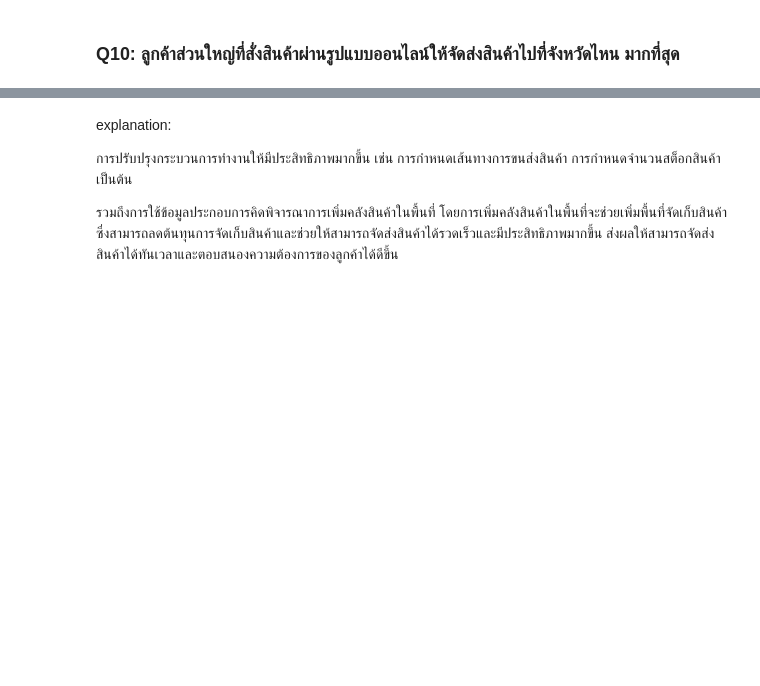
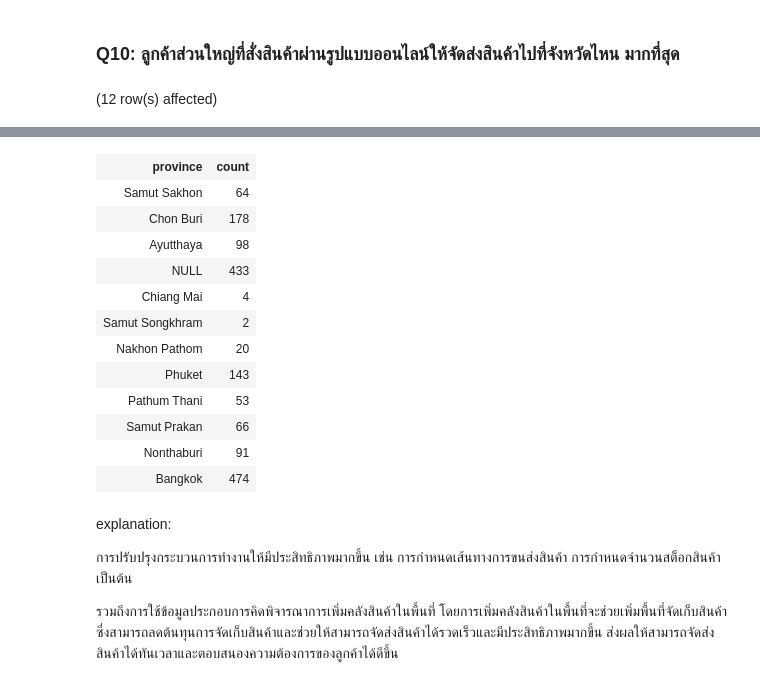
Before and after one commit to punnnnnnnnn/DB-IKEA, a Jupyter notebook: report-db-ikea-hk.ipynb, the cells around one changed output, grey strips where cells are left out. Drawn from its saved outputs; the diff is of its cells as text; code cells hidden in the pictures; blank space fills up the shorter version.

```diff
--- a/report-db-ikea-hk.ipynb
+++ b/report-db-ikea-hk.ipynb
@@ -529,9 +529,11 @@ explanation:
 # %%
 SELECT a."province",
     COUNT(*)
-FROM public."ProductOrder" po
-JOIN public."Order" p ON po."order_id" = p."order_id"
+FROM public."Order" o
 LEFT JOIN public."MemberAddress" ma ON ma."mem_add_id" = o."mem_add_id"
 LEFT JOIN public."Address" a ON a."address_id" = ma."address_id"
-WHERE o."order_type" = 1
-GROUP BY a."province"
+WHERE o."order_type_id" = '02'
+    --AND o.mem_add_id IS NULL
+GROUP BY a."province";
+# %% [output]
+(12 row(s) affected)
@@ -538,3 +541,16 @@ GROUP BY a."province"
+| province | count |
+| Samut Sakhon | 64 |
+| Chon Buri | 178 |
+| Ayutthaya | 98 |
+| NULL | 433 |
+| Chiang Mai | 4 |
+| Samut Songkhram | 2 |
+| Nakhon Pathom | 20 |
+| Phuket | 143 |
+| Pathum Thani | 53 |
+| Samut Prakan | 66 |
+| Nonthaburi | 91 |
+| Bangkok | 474 |
 # %% [markdown]
 explanation:
 
```
Also changed, not shown: parts of 1 cell of this notebook.
